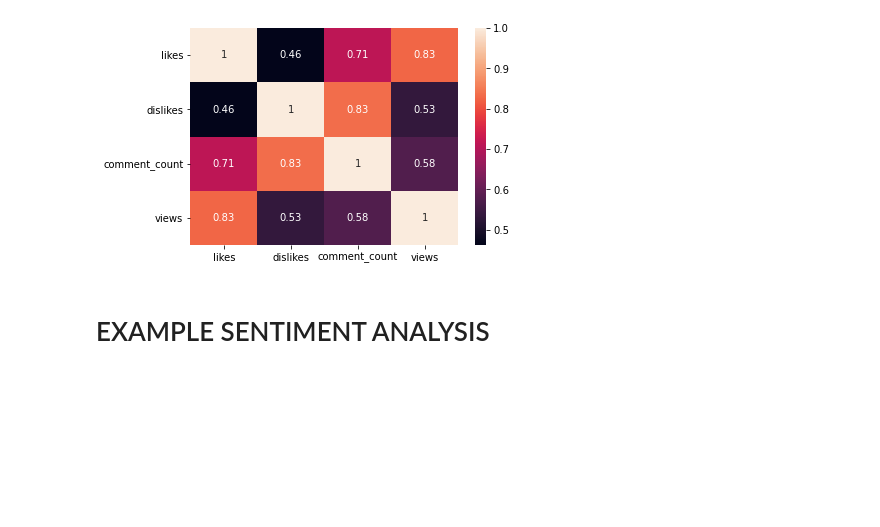
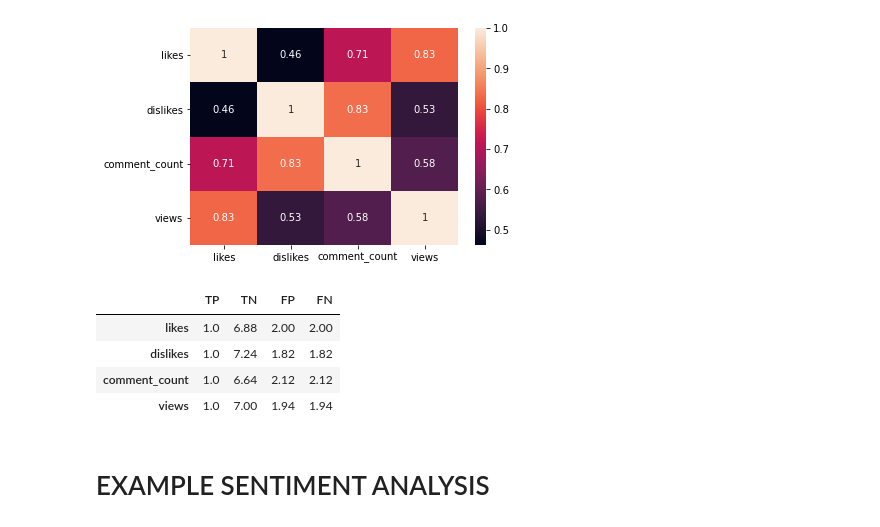
Before and after one commit to COGS118A/Group035-Sp22, a Jupyter notebook: Cleanup of Data.ipynb, the cells around one changed output. Drawn from its saved outputs; the diff is of its cells as text; code cells hidden in the pictures; blank space fills up the shorter version.

Commit message:
Added Calculations for TP,TN,FP,FN Values

```diff
--- a/Cleanup of Data.ipynb
+++ b/Cleanup of Data.ipynb
@@ -151,6 +151,43 @@ sns.heatmap(df_corr.corr(), annot= True)
 # %% [output]
 <AxesSubplot:>
 [figure]
+# %%
+df_cm = df_corr.corr().round(2)
+
+#True Positive, True Negative, False Positive, False Negative Values for Confusion Matrix
+likes_TP = df_cm.iloc[0]['likes']
+likes_TN = (df_cm.sum().sum() - df_cm['likes'].sum() - df_cm.iloc[0].sum() + likes_TP).round(2)
+likes_FP = df_cm['likes'].sum() - likes_TP
+likes_FN = df_cm.iloc[0].sum() - likes_TP
+
+dislikes_TP = df_cm.iloc[1]['dislikes']
+dislikes_TN = (df_cm.sum().sum() - df_cm['dislikes'].sum() - df_cm.iloc[1].sum() + dislikes_TP).round(2)
+dislikes_FP = df_cm['dislikes'].sum() - dislikes_TP
+dislikes_FN = df_cm.iloc[1].sum() - dislikes_TP
+
+comment_count_TP = df_cm.iloc[2]['comment_count']
+comment_count_TN = (df_cm.sum().sum() - df_cm['comment_count'].sum() - df_cm.iloc[2].sum() + comment_count_TP).round(2)
+comment_count_FP = df_cm['comment_count'].sum() - comment_count_TP
+comment_count_FN = df_cm.iloc[2].sum() - comment_count_TP
+
+views_TP = df_cm.iloc[3]['views']
+views_TN = (df_cm.sum().sum() - df_cm['views'].sum() - df_cm.iloc[3].sum() + views_TP).round(2)
+views_FP = df_cm['views'].sum() - views_TP
+views_FN = df_cm.iloc[3].sum() - views_TP
+# %%
+#Data frame to display values for the purpose of checking math, will delete when evaluation metrics are decided and computed
+cm_values = pd.DataFrame({'TP':[likes_TP,dislikes_TP,comment_count_TP, views_TP],
+                          'TN':[likes_TN,dislikes_TN,comment_count_TN, views_TN],
+                          'FP':[likes_FP,dislikes_FP,comment_count_FP, views_FP],
+                          'FN':[likes_FN,dislikes_FN,comment_count_FN, views_FN]})
+cm_values.index = ['likes','dislikes','comment_count','views']
+cm_values
+# %% [output]
+|  | TP | TN | FP | FN |
+| likes | 1.0 | 6.88 | 2.00 | 2.00 |
+| dislikes | 1.0 | 7.24 | 1.82 | 1.82 |
+| comment_count | 1.0 | 6.64 | 2.12 | 2.12 |
+| views | 1.0 | 7.00 | 1.94 | 1.94 |
 # %% [markdown]
 # EXAMPLE SENTIMENT ANALYSIS
 # %%
```
Also changed, not shown: parts of 4 cells of this notebook.
